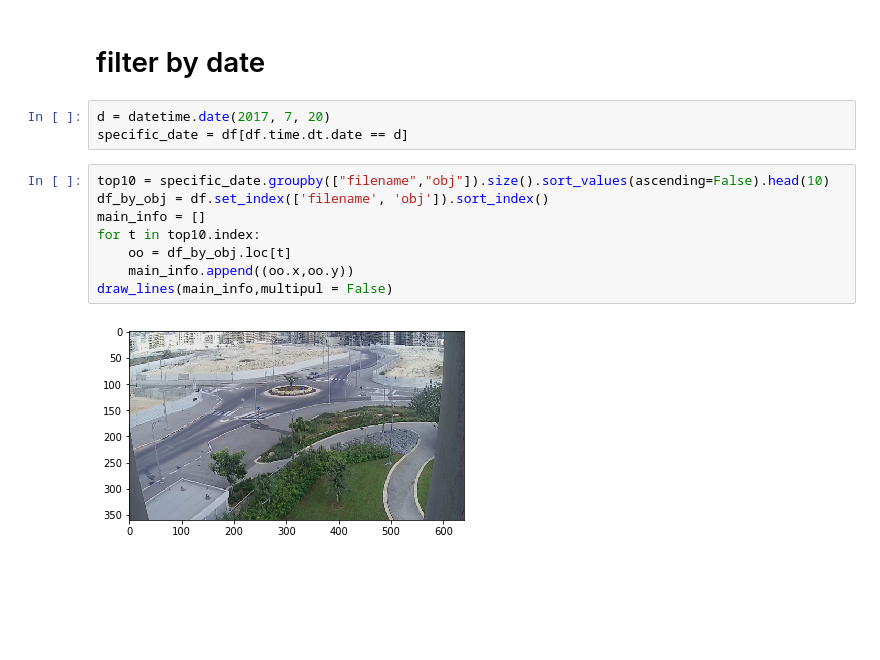
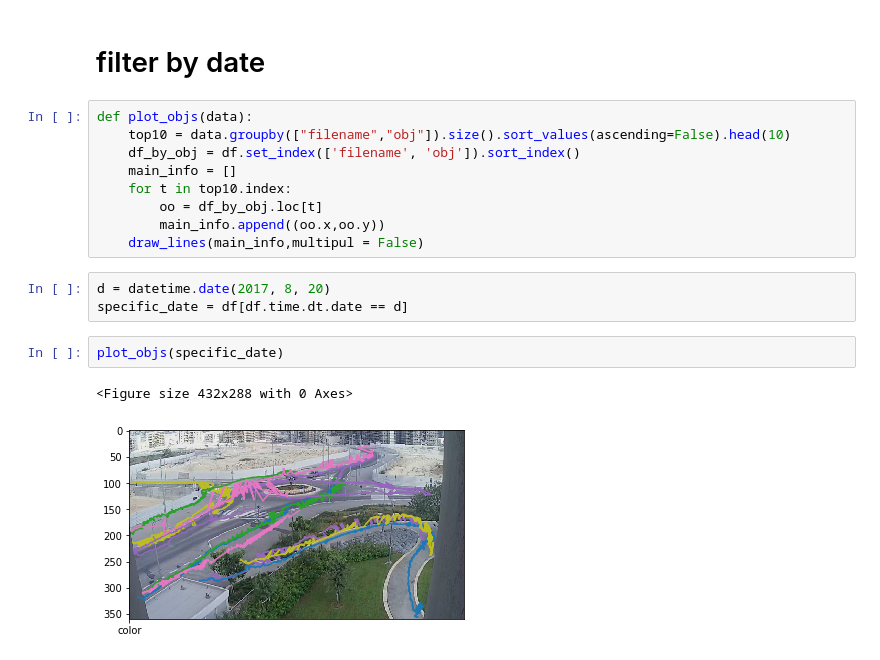
Before and after one commit to chanismile/Paths-Research, a Jupyter notebook: init_queries_Sari.ipynb, the cells around one changed output. Drawn from its saved outputs; the diff is of its cells as text; blank space fills up the shorter version.

```diff
--- a/init_queries_Sari.ipynb
+++ b/init_queries_Sari.ipynb
@@ -61,15 +50,19 @@ df.sample()
 # %% [markdown]
 # filter by date
+# %%
+def plot_objs(data):
+    top10 = data.groupby(["filename","obj"]).size().sort_values(ascending=False).head(10)
+    df_by_obj = df.set_index(['filename', 'obj']).sort_index()
+    main_info = []
+    for t in top10.index:
+        oo = df_by_obj.loc[t]
+        main_info.append((oo.x,oo.y))
+    draw_lines(main_info,multipul = False)
 # %%
-d = datetime.date(2017, 7, 20)
+d = datetime.date(2017, 8, 20)
 specific_date = df[df.time.dt.date == d]
-# %%
-top10 = specific_date.groupby(["filename","obj"]).size().sort_values(ascending=False).head(10)
-df_by_obj = df.set_index(['filename', 'obj']).sort_index()
-main_info = []
-for t in top10.index:
-    oo = df_by_obj.loc[t]
-    main_info.append((oo.x,oo.y))
-draw_lines(main_info,multipul = False)
-# %% [output]
-[figure, removed]
+# %%
+plot_objs(specific_date)
+# %% [output]
+<Figure size 432x288 with 0 Axes>
+[figure, added]
```
Also changed, not shown: parts of 3 cells of this notebook.
